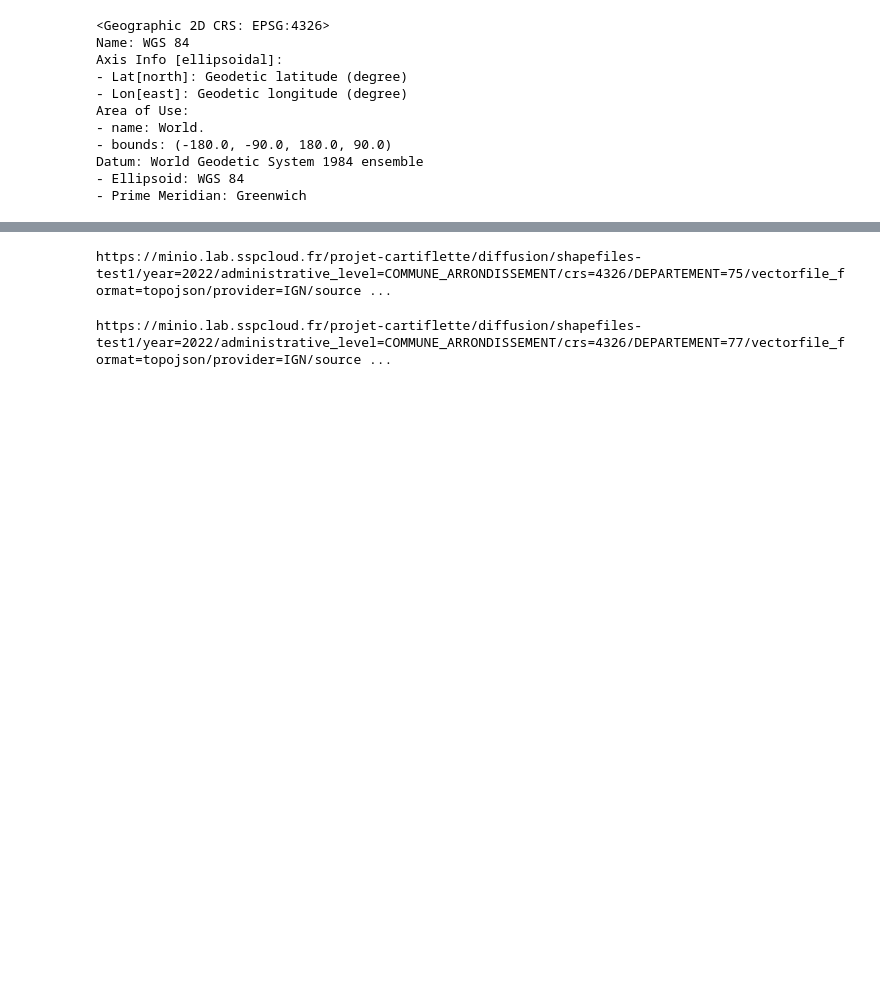
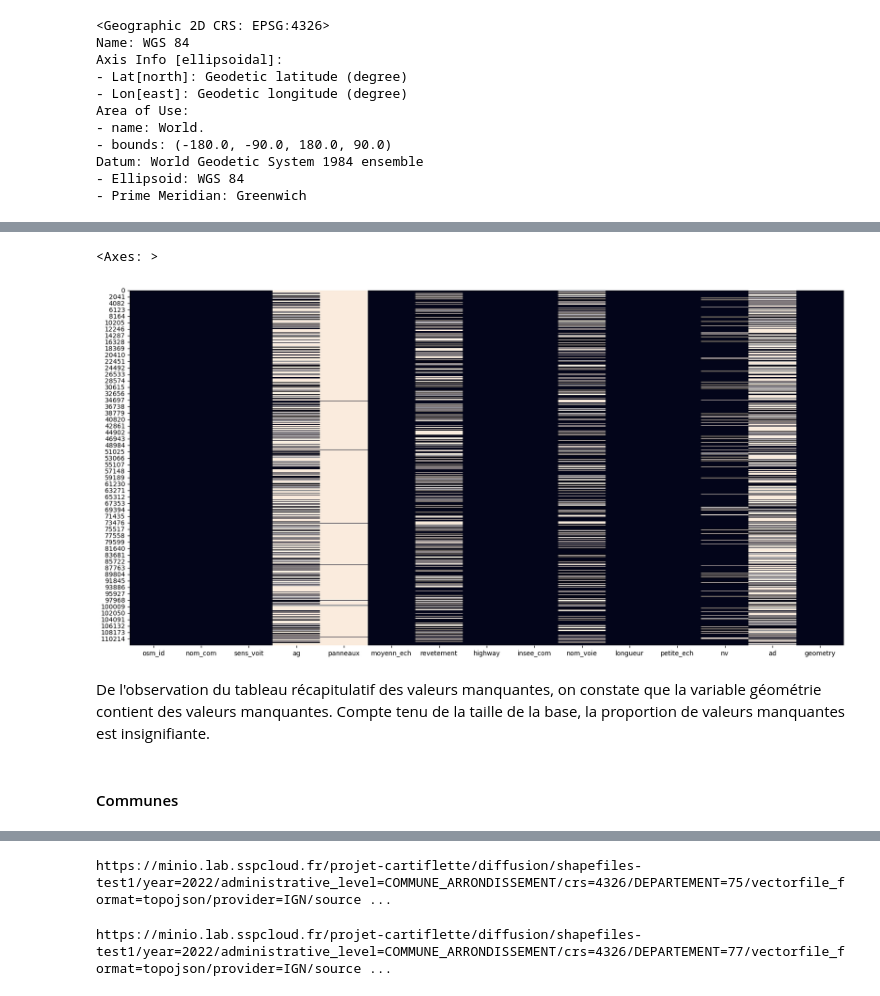
Before and after one commit to christellenguenang/Projet_Catherine_Christelle, a Jupyter notebook: Creation_base.ipynb, the cells around one changed output, grey strips where cells are left out. Cells and saved outputs as stored; diff of their text form; code cells hidden in the pictures; blank space fills up the shorter version.

Commit message:
exploration des bases et analyses

```diff
--- a/Creation_base.ipynb
+++ b/Creation_base.ipynb
@@ -126,0 +181,10 @@ memory usage: 12.8+ MB
+# %%
+plt.figure(figsize=(20,10))
+sns.heatmap(a_velo.isna(), cbar=False)
+# %% [output]
+<Axes: >
+[figure, added]
+# %% [markdown]
+De l'observation du tableau récapitulatif des valeurs manquantes, on constate que la variable géométrie contient des valeurs manquantes. Compte tenu de la taille de la base, la proportion de valeurs manquantes est insignifiante.
+# %% [markdown]
+#### Communes
```
Also changed, not shown: parts of 42 cells of this notebook, 2 other files.
